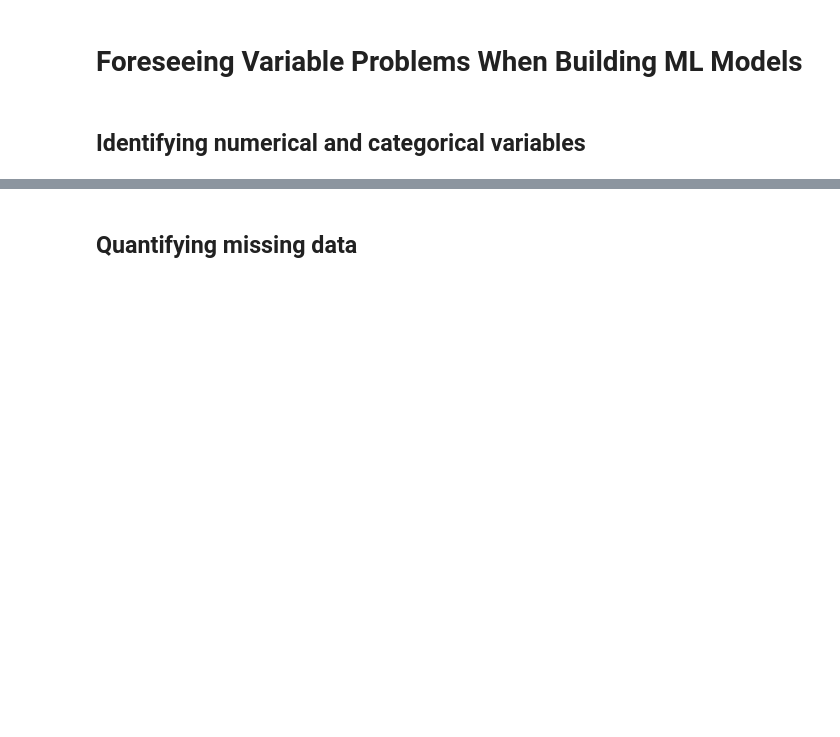
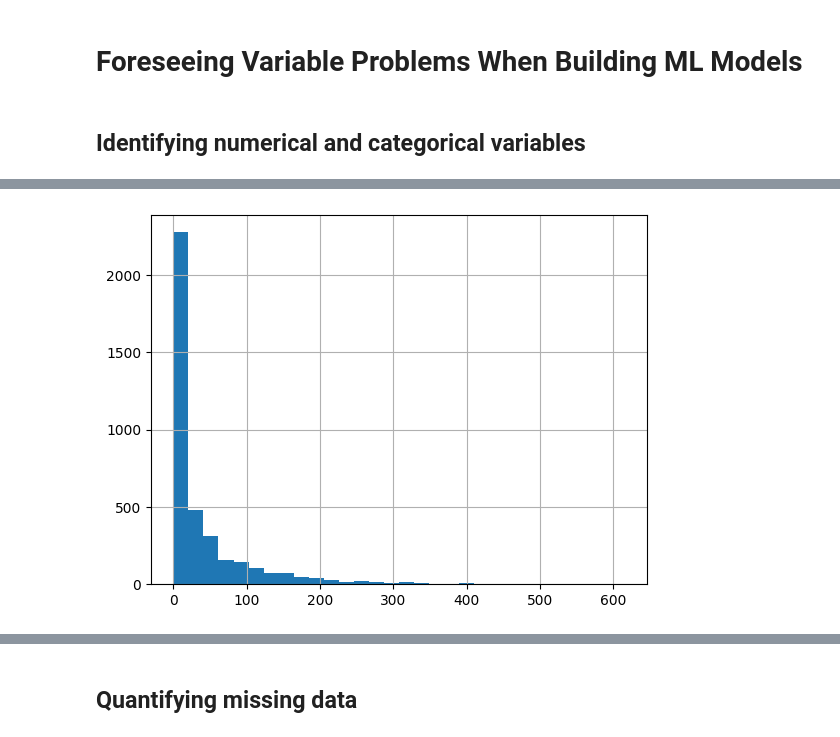
Before and after one commit to icta-tecaji/python-machine-learning-public, a Jupyter notebook: 03_Feature_Engineering/02_Foreseeing_Variable_Problems_When_Building_ML_Models_CLEAN.ipynb, the cells around one changed output, grey strips where cells are left out. Drawn from its saved outputs; the diff is of its cells as text; code cells hidden in the pictures; blank space fills up the shorter version.

```diff
--- a/03_Feature_Engineering/02_Foreseeing_Variable_Problems_When_Building_ML_Models_CLEAN.ipynb
+++ b/03_Feature_Engineering/02_Foreseeing_Variable_Problems_When_Building_ML_Models_CLEAN.ipynb
@@ -36,6 +124,8 @@ airbnb_boston['host_response_time'].unique()
 # %%
-airbnb_boston['number_of_reviews'].hist(bins=20)
+airbnb_boston['number_of_reviews'].hist(bins=30)
 plt.show()
+# %% [output]
+[figure, added]
 # %%
 airbnb_boston['bedrooms'].value_counts().plot.bar()
 plt.show()
```
Also changed, not shown: parts of 16 cells of this notebook, 1 other file.
